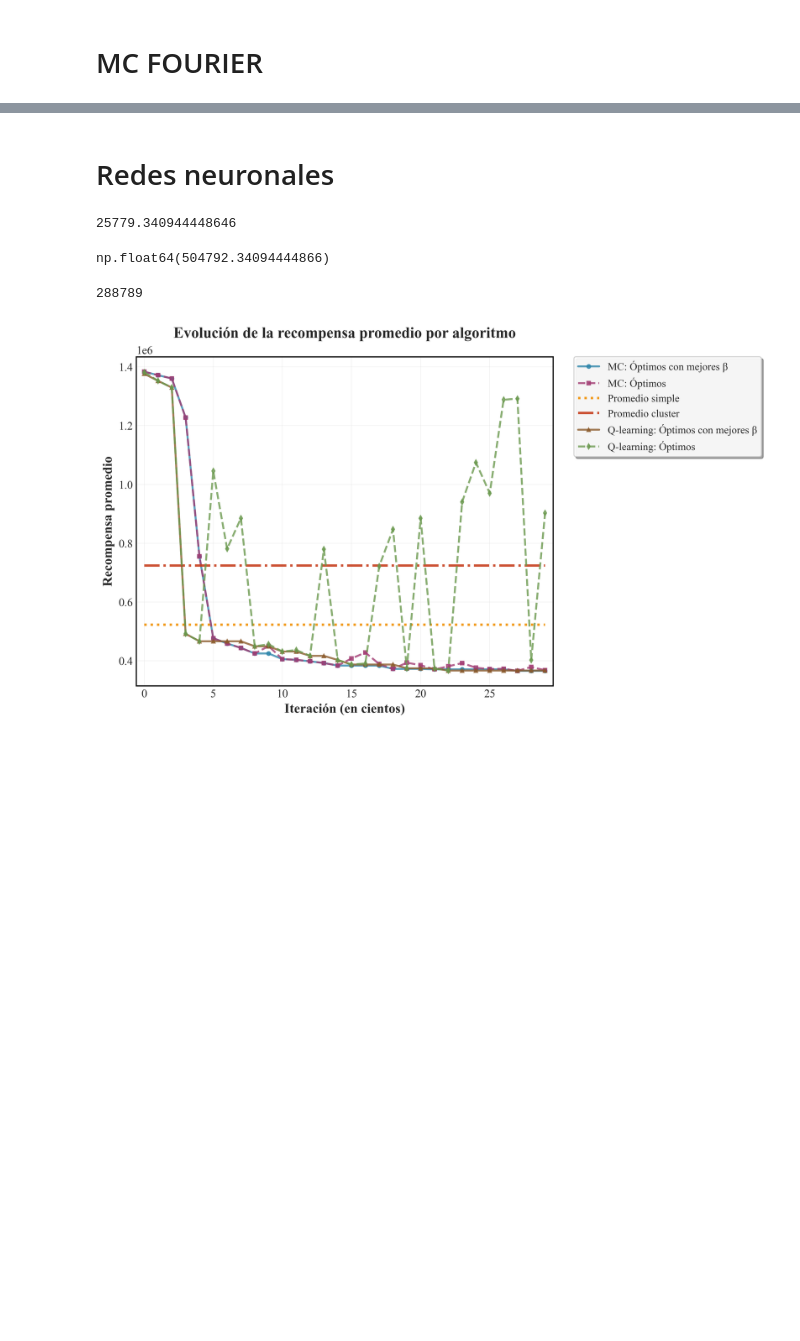
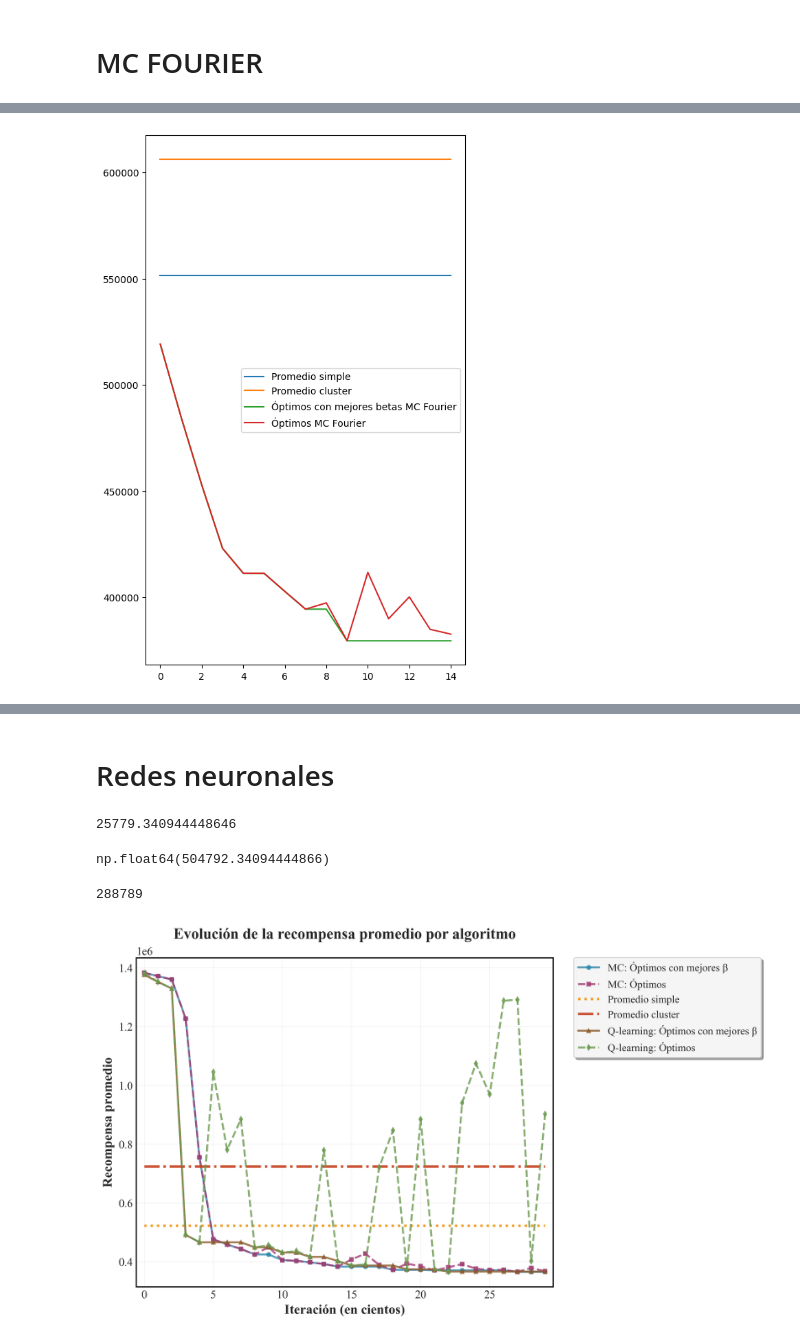
Before and after one commit to MFMayol/Tesis-RL, a Jupyter notebook: pruebas.ipynb, the cells around one changed output, grey strips where cells are left out. Saved outputs shown, nothing was run; the diff lists cells and outputs as text; code cells hidden in the pictures; blank space fills up the shorter version.

```diff
--- a/pruebas.ipynb
+++ b/pruebas.ipynb
@@ -372,3 +287,15 @@ MC_fourier.entrenar_modelo() #13m
+# %%
+# hacemos un plot de la evolución de los promedios de recompensa
+plt.figure(figsize=(6,10))
+plt.plot([promedio_simple for i in range(len(MC_fourier.registro_optimos_mejores_betas))], label='Promedio simple')
+plt.plot([promedio_cluster for i in range(len(MC_fourier.registro_optimos_mejores_betas))], label='Promedio cluster')
+plt.plot(MC_fourier.registro_optimos_mejores_betas, label='Óptimos con mejores betas MC Fourier')
+plt.plot(MC_fourier.registro_optimos, label='Óptimos MC Fourier')
+
+plt.legend() # Esto muestra las leyendas en el gráfico   # 457 antes
+plt.show()
+# %% [output]
+[figure, added]
 # %%
 print(round(promedio_simple))
 print(round(promedio_cluster))
```
Also changed, not shown: parts of 42 cells of this notebook, 14 other files.
